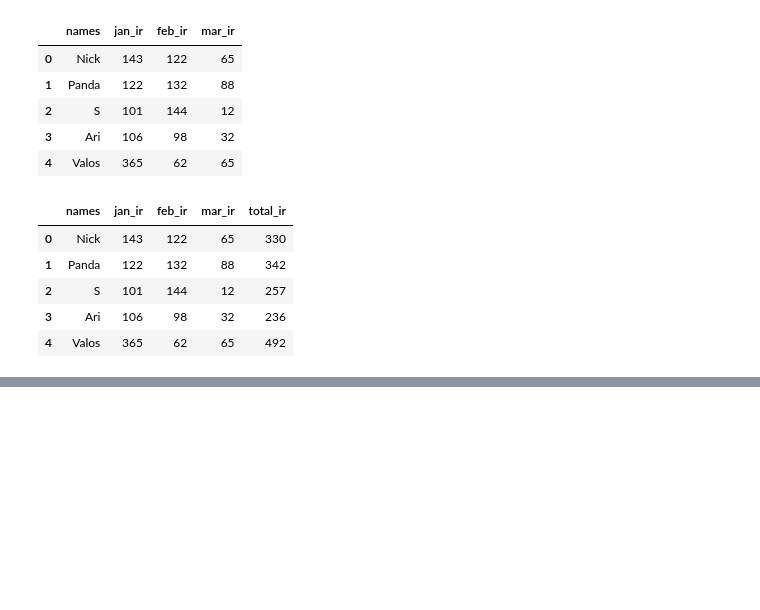
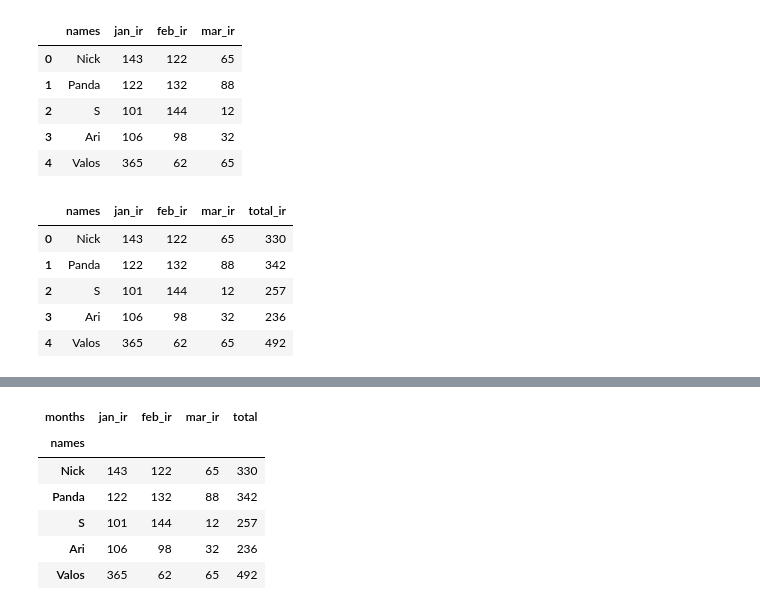
Before and after one commit to jhonasttan/pythonBegToAdClass, a Jupyter notebook: sect14-project9-DataVisiualization/mainNoteBook.ipynb, the cells around one changed output, grey strips where cells are left out. Drawn from its saved outputs; the diff is of its cells as text; code cells hidden in the pictures; blank space fills up the shorter version.

Commit message:
Sect: 14 - Project #9 - Data Visualization - 135. Letting Pandas make data simpler
Signed-off-by: jhonasttan <jhonasttan@gmail.com>

```diff
--- a/sect14-project9-DataVisiualization/mainNoteBook.ipynb
+++ b/sect14-project9-DataVisiualization/mainNoteBook.ipynb
@@ -169,3 +169,8 @@ df
 | 2 | S | 101 | 144 | 12 | 257 |
 | 3 | Ari | 106 | 98 | 32 | 236 |
 | 4 | Valos | 365 | 62 | 65 | 492 |
+# %%
+df = pd.DataFrame({'jan_ir': raw_data['jan_ir'], 'feb_ir': raw_data['feb_ir'], 'mar_ir': raw_data['mar_ir']},
+                  columns=['jan_ir', 'feb_ir', 'mar_ir'],
+                  index=raw_data['names'])
+df
@@ -171,0 +184,4 @@ df
+# %%
+df.index.name = 'names'
+df.columns.name = 'months'
+df
@@ -171,0 +196,11 @@ df
+# %%
+df['total'] = df.sum(axis=1)
+df
+# %% [output]
+| months | jan_ir | feb_ir | mar_ir | total |
+| names |  |  |  |  |
+| Nick | 143 | 122 | 65 | 330 |
+| Panda | 122 | 132 | 88 | 342 |
+| S | 101 | 144 | 12 | 257 |
+| Ari | 106 | 98 | 32 | 236 |
+| Valos | 365 | 62 | 65 | 492 |
```
Also changed, not shown: parts of 2 cells of this notebook.
